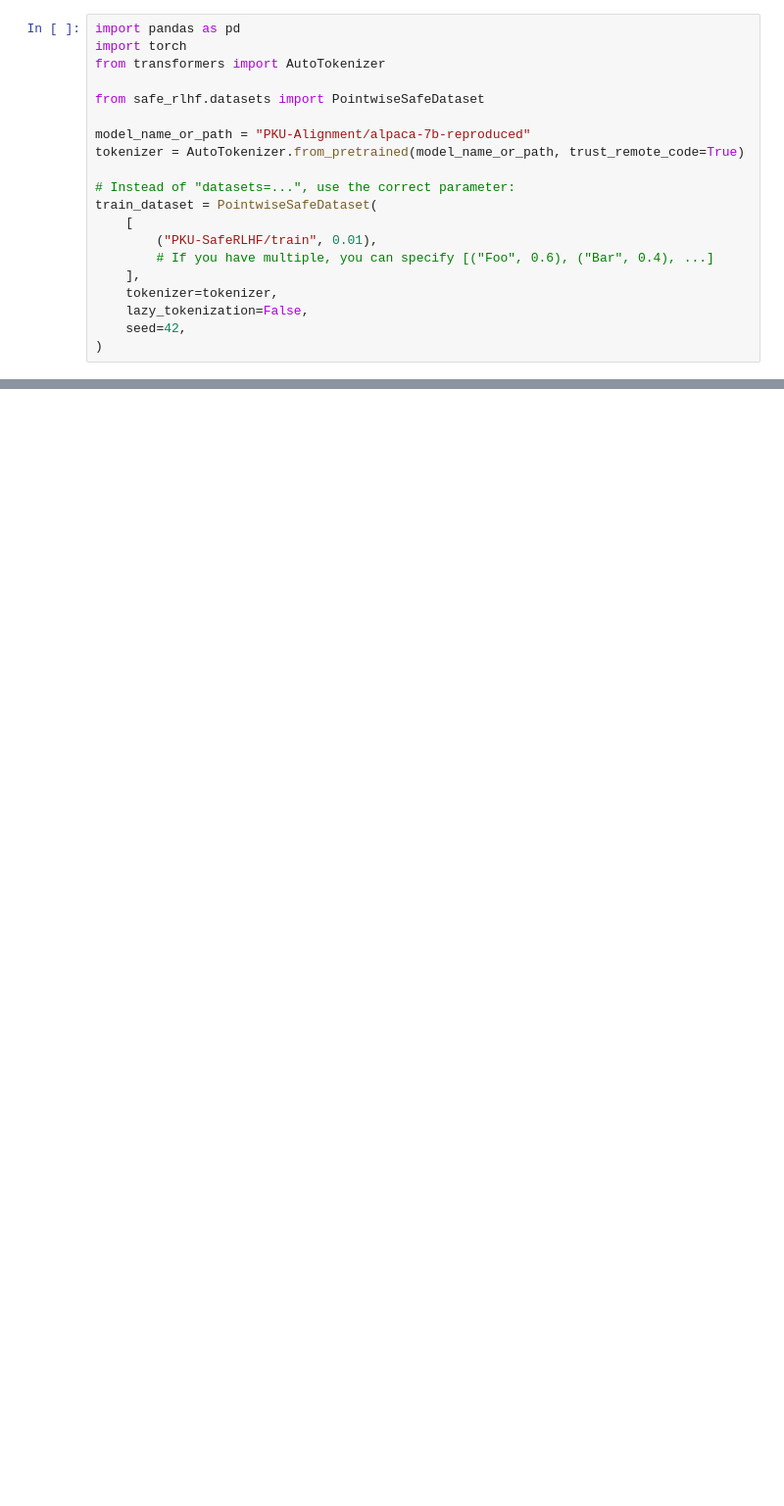
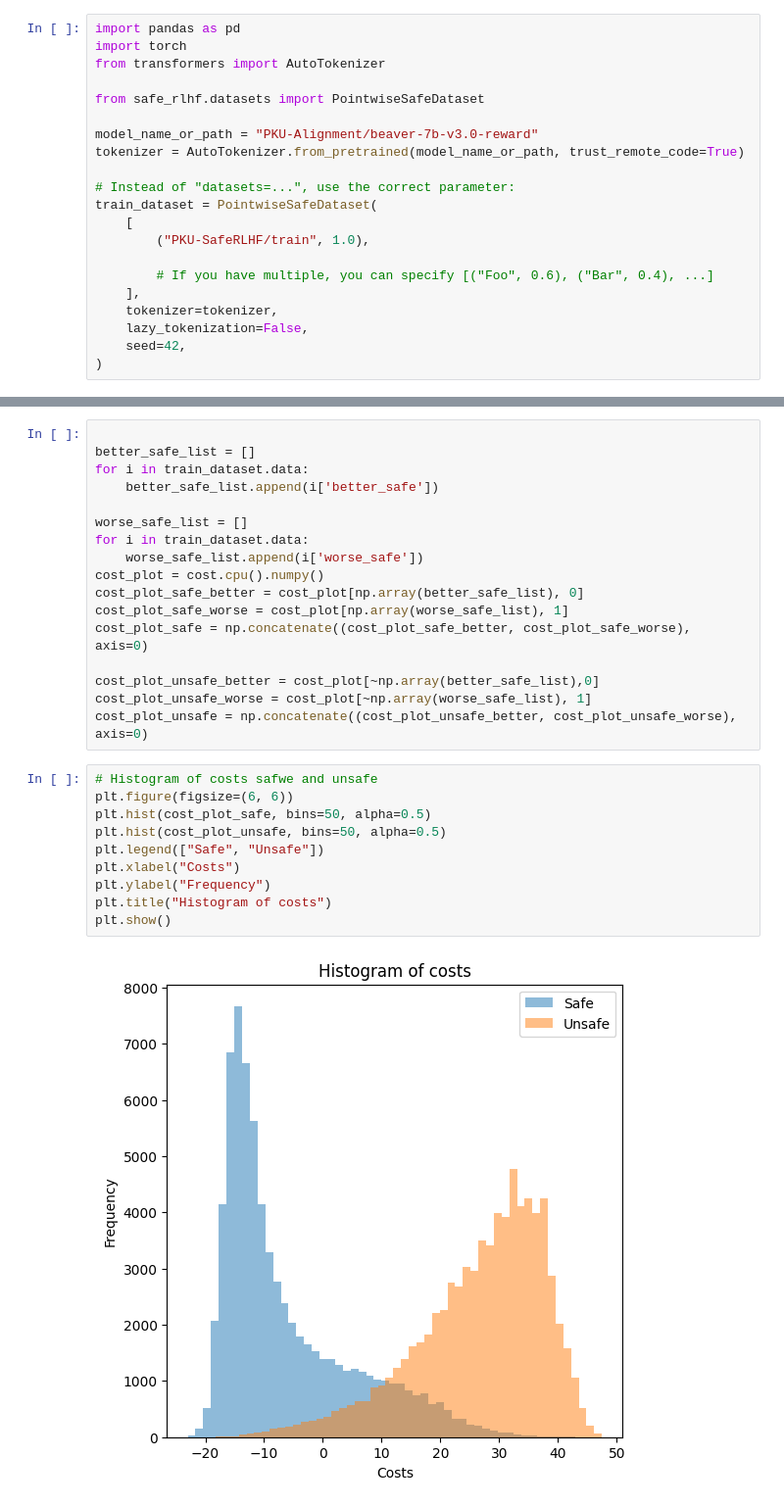
Before and after one commit to ihounie/pd-alignment, a Jupyter notebook: dataset_exploration.ipynb, the cells around one changed output, grey strips where cells are left out. Shown: that part at 98% size. Saved outputs shown, nothing was run; the diff lists cells and outputs as text; blank space fills up the shorter version.

```diff
--- a/dataset_exploration.ipynb
+++ b/dataset_exploration.ipynb
@@ -5,13 +5,14 @@ from transformers import AutoTokenizer
 
 from safe_rlhf.datasets import PointwiseSafeDataset
 
-model_name_or_path = "PKU-Alignment/alpaca-7b-reproduced"
+model_name_or_path = "PKU-Alignment/beaver-7b-v3.0-reward"
 tokenizer = AutoTokenizer.from_pretrained(model_name_or_path, trust_remote_code=True)
 
 # Instead of "datasets=...", use the correct parameter:
 train_dataset = PointwiseSafeDataset(
     [
-        ("PKU-SafeRLHF/train", 0.01),
+        ("PKU-SafeRLHF/train", 1.0),
+
         # If you have multiple, you can specify [("Foo", 0.6), ("Bar", 0.4), ...]
     ],
     tokenizer=tokenizer,
@@ -182,0 +140,29 @@ cost = cost_model(
+# %%
+
+better_safe_list = []
+for i in train_dataset.data:
+    better_safe_list.append(i['better_safe'])
+
+worse_safe_list = []
+for i in train_dataset.data:
+    worse_safe_list.append(i['worse_safe'])
+cost_plot = cost.cpu().numpy()
+cost_plot_safe_better = cost_plot[np.array(better_safe_list), 0]
+cost_plot_safe_worse = cost_plot[np.array(worse_safe_list), 1]
+cost_plot_safe = np.concatenate((cost_plot_safe_better, cost_plot_safe_worse), axis=0)
+
+cost_plot_unsafe_better = cost_plot[~np.array(better_safe_list),0]
+cost_plot_unsafe_worse = cost_plot[~np.array(worse_safe_list), 1]
+cost_plot_unsafe = np.concatenate((cost_plot_unsafe_better, cost_plot_unsafe_worse), axis=0)
+# %%
+# Histogram of costs safwe and unsafe
+plt.figure(figsize=(6, 6))
+plt.hist(cost_plot_safe, bins=50, alpha=0.5)
+plt.hist(cost_plot_unsafe, bins=50, alpha=0.5)
+plt.legend(["Safe", "Unsafe"])
+plt.xlabel("Costs")
+plt.ylabel("Frequency")
+plt.title("Histogram of costs")
+plt.show()
+# %% [output]
+[figure, added]
```
Also changed, not shown: parts of 18 cells of this notebook, 9 other files.
